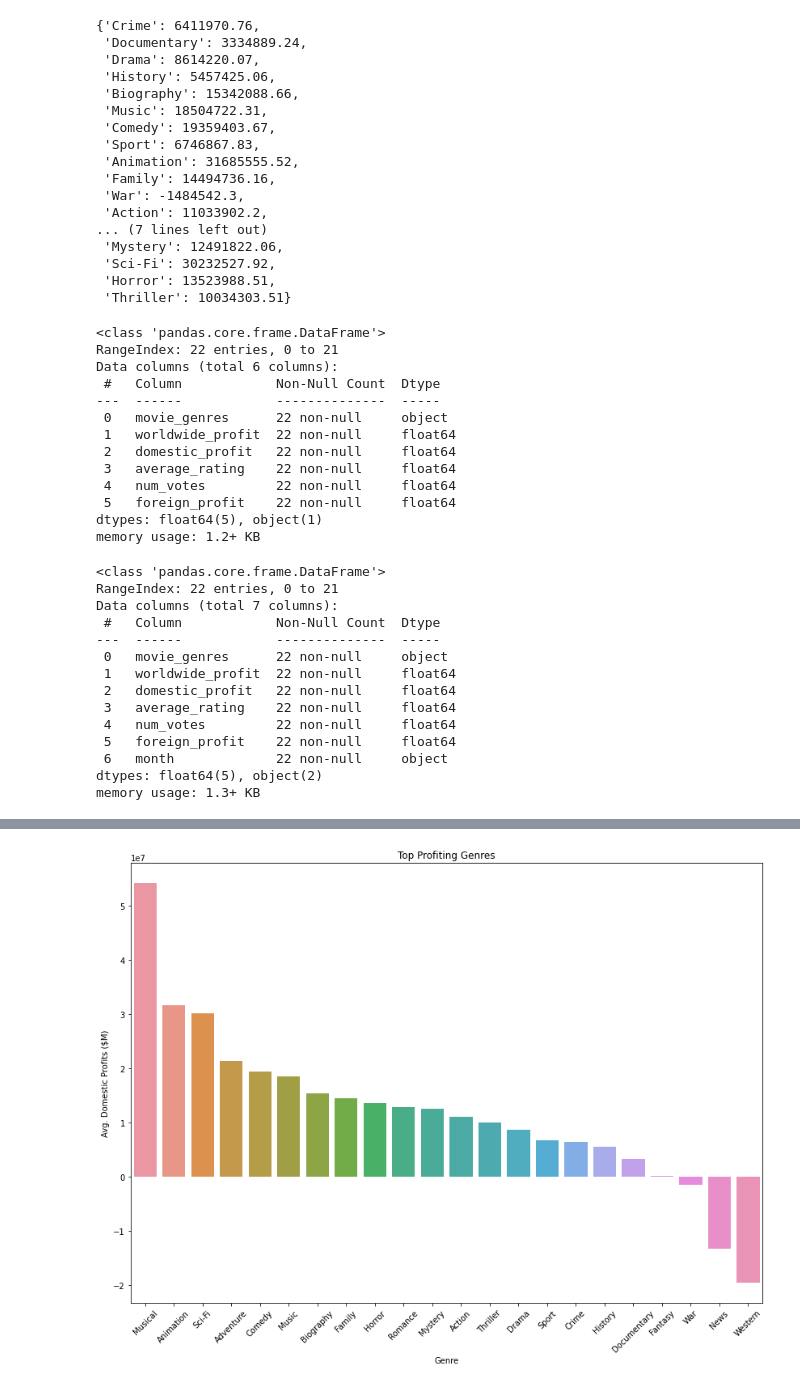
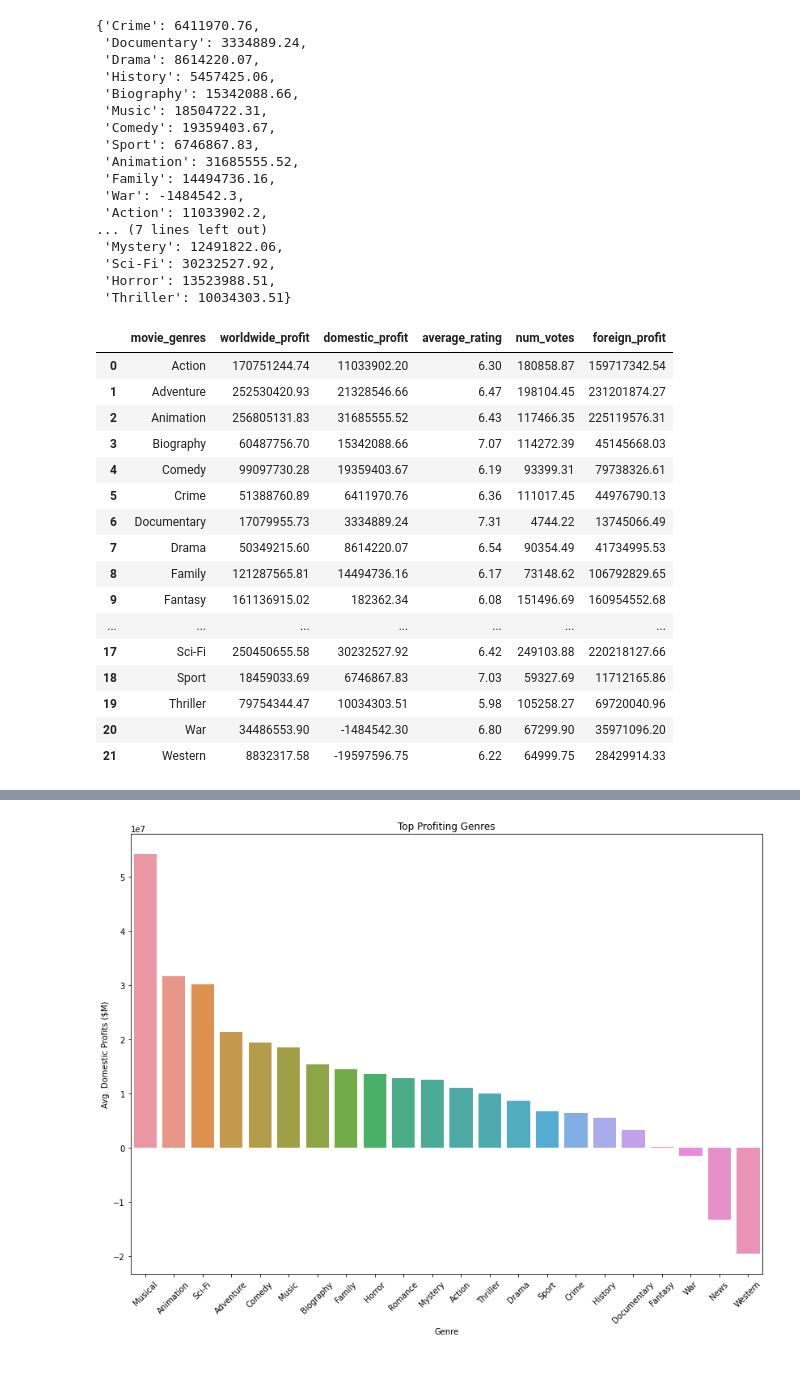
Before and after one commit to mastergrumpus/movie_analysis, a Jupyter notebook: movie_analysis.ipynb, the cells around one changed output, grey strips where cells are left out. Drawn from its saved outputs; the diff is of its cells as text; code cells hidden in the pictures.

```diff
--- a/movie_analysis.ipynb
+++ b/movie_analysis.ipynb
@@ -393,67 +275,42 @@ genre_dom_profits
  'Sci-Fi': 30232527.92,
  'Horror': 13523988.51,
  'Thriller': 10034303.51}
-# %%
-#Explode the list of genres in the movie_genres column so they can be grouped
-df_write_exploded = df.explode('writer')
-
-#Group by genre and return the mean profits, ratings, and number of ratings
-df_genre = df_exploded.groupby('movie_genres').mean().apply(lambda s: s.apply('{0:.2f}'.format))
-df_genre.drop('Unknown', axis = 'rows', inplace = True)
-df_genre.reset_index(inplace = True)
-
-#Convert numerical values back into floats
-df_genre['worldwide_profit'] = df_genre['worldwide_profit'].astype(float)
-df_genre['domestic_profit'] = df_genre['domestic_profit'].astype(float)
-df_genre['foreign_profit'] = df_genre['foreign_profit'].astype(float)
-df_genre['average_rating'] = df_genre['average_rating'].astype(float)
-df_genre['num_votes'] = df_genre['num_votes'].astype(float)
-df_genre.info()
-# %% [output]
-<class 'pandas.core.frame.DataFrame'>
-RangeIndex: 22 entries, 0 to 21
-Data columns (total 6 columns):
- #   Column            Non-Null Count  Dtype
----  ------            --------------  -----
- 0   movie_genres      22 non-null     object
- 1   worldwide_profit  22 non-null     float64
- 2   domestic_profit   22 non-null     float64
- 3   average_rating    22 non-null     float64
- 4   num_votes         22 non-null     float64
- 5   foreign_profit    22 non-null     float64
-dtypes: float64(5), object(1)
-memory usage: 1.2+ KB
 # %%
 #Explode the list of genres in the movie_genres column so they can be grouped
 df_genre_exploded = df.explode('movie_genres')
 
 #Group by genre and return the mean profits, ratings, and number of ratings
 df_genre = df_genre_exploded.groupby('movie_genres').mean().apply(lambda s: s.apply('{0:.2f}'.format))
 df_genre.drop('Unknown', axis = 'rows', inplace = True)
 df_genre.reset_index(inplace = True)
 
 #Convert numerical values back into floats
 df_genre['worldwide_profit'] = df_genre['worldwide_profit'].astype(float)
 df_genre['domestic_profit'] = df_genre['domestic_profit'].astype(float)
 df_genre['foreign_profit'] = df_genre['foreign_profit'].astype(float)
 df_genre['average_rating'] = df_genre['average_rating'].astype(float)
 df_genre['num_votes'] = df_genre['num_votes'].astype(float)
-df_genre.info()
+
+pd.options.display.float_format = '{:.2f}'.format
+df_genre
 # %% [output]
-<class 'pandas.core.frame.DataFrame'>
-RangeIndex: 22 entries, 0 to 21
-Data columns (total 7 columns):
- #   Column            Non-Null Count  Dtype
----  ------            --------------  -----
- 0   movie_genres      22 non-null     object
- 1   worldwide_profit  22 non-null     float64
- 2   domestic_profit   22 non-null     float64
- 3   average_rating    22 non-null     float64
- 4   num_votes         22 non-null     float64
- 5   foreign_profit    22 non-null     float64
- 6   month             22 non-null     object
-dtypes: float64(5), object(2)
-memory usage: 1.3+ KB
+|  | movie_genres | worldwide_profit | domestic_profit | average_rating | num_votes | foreign_profit |
+| 0 | Action | 170751244.74 | 11033902.20 | 6.30 | 180858.87 | 159717342.54 |
+| 1 | Adventure | 252530420.93 | 21328546.66 | 6.47 | 198104.45 | 231201874.27 |
+| 2 | Animation | 256805131.83 | 31685555.52 | 6.43 | 117466.35 | 225119576.31 |
+| 3 | Biography | 60487756.70 | 15342088.66 | 7.07 | 114272.39 | 45145668.03 |
+| 4 | Comedy | 99097730.28 | 19359403.67 | 6.19 | 93399.31 | 79738326.61 |
+| 5 | Crime | 51388760.89 | 6411970.76 | 6.36 | 111017.45 | 44976790.13 |
+| 6 | Documentary | 17079955.73 | 3334889.24 | 7.31 | 4744.22 | 13745066.49 |
+| 7 | Drama | 50349215.60 | 8614220.07 | 6.54 | 90354.49 | 41734995.53 |
+| 8 | Family | 121287565.81 | 14494736.16 | 6.17 | 73148.62 | 106792829.65 |
+| 9 | Fantasy | 161136915.02 | 182362.34 | 6.08 | 151496.69 | 160954552.68 |
+| ... | ... | ... | ... | ... | ... | ... |
+| 17 | Sci-Fi | 250450655.58 | 30232527.92 | 6.42 | 249103.88 | 220218127.66 |
+| 18 | Sport | 18459033.69 | 6746867.83 | 7.03 | 59327.69 | 11712165.86 |
+| 19 | Thriller | 79754344.47 | 10034303.51 | 5.98 | 105258.27 | 69720040.96 |
+| 20 | War | 34486553.90 | -1484542.30 | 6.80 | 67299.90 | 35971096.20 |
+| 21 | Western | 8832317.58 | -19597596.75 | 6.22 | 64999.75 | 28429914.33 |
 # %%
 #Explode the list of writers in the writers column so they can be grouped
 df_writer_exploded = df.explode('writer')
```
Also changed, not shown: parts of 23 cells of this notebook.
